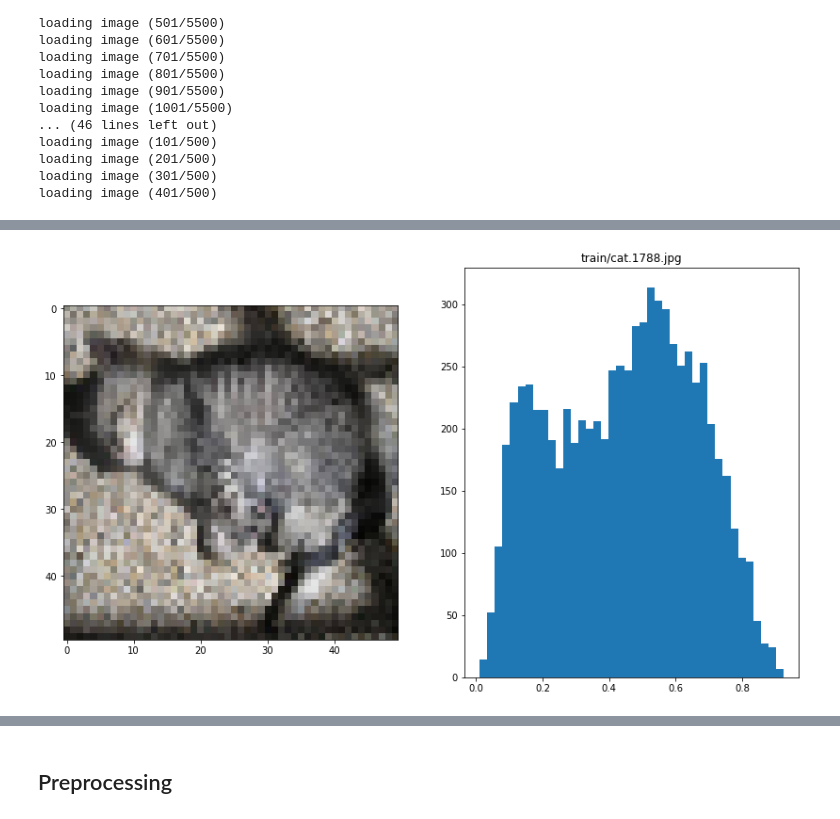
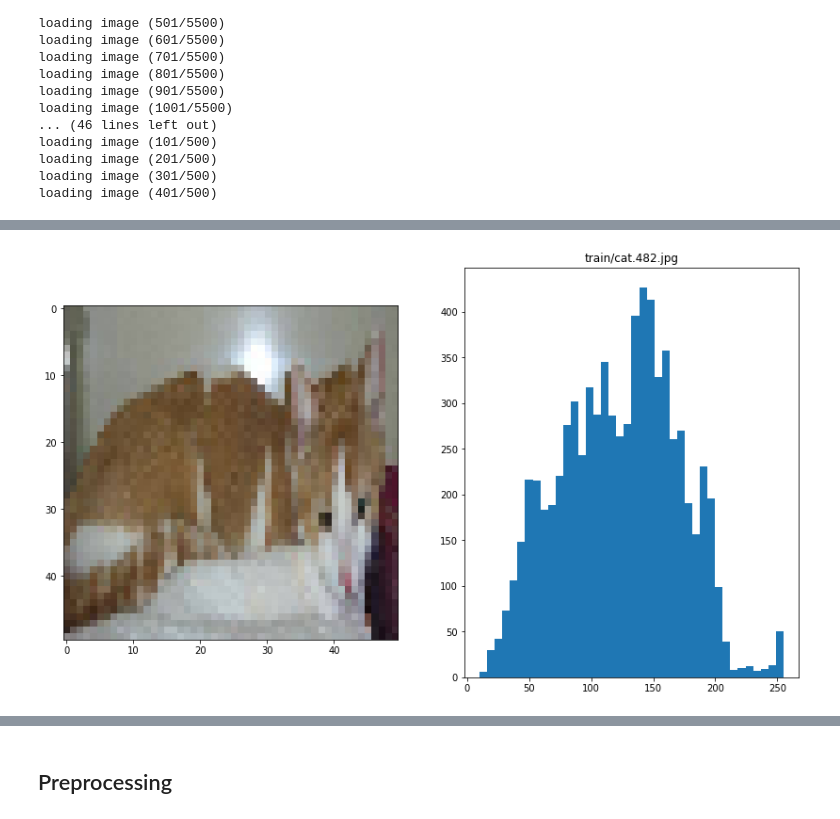
Before and after one commit to gonzmg88/cnn_basic_course, a Jupyter notebook: FC_and_CNN.ipynb, the cells around one changed output, grey strips where cells are left out. Drawn from its saved outputs; the diff is of its cells as text; code cells hidden in the pictures.

```diff
--- a/FC_and_CNN.ipynb
+++ b/FC_and_CNN.ipynb
@@ -95,12 +79,12 @@ train_features.shape, train_labels.shape,train_files[:10],train_labels[:10]
 # %%
 
-index_example = 32
+index_example = 31
 fig,ax = plt.subplots(1,2,figsize=(14,8))
-ax[0].imshow(train_features[index_example,].transpose((1,2,0)))
+ax[0].imshow(train_features[index_example,]/255)
 ax[1].set_title(train_files[index_example])
 _ = ax[1].hist(train_features[index_example,].ravel(),bins=40)
 # %% [output]
-[figure, old version]
+[figure, new version]
 # %%
 from IPython.display import Image,display
 
```
Also changed, not shown: parts of 20 cells of this notebook, 2 other files.
